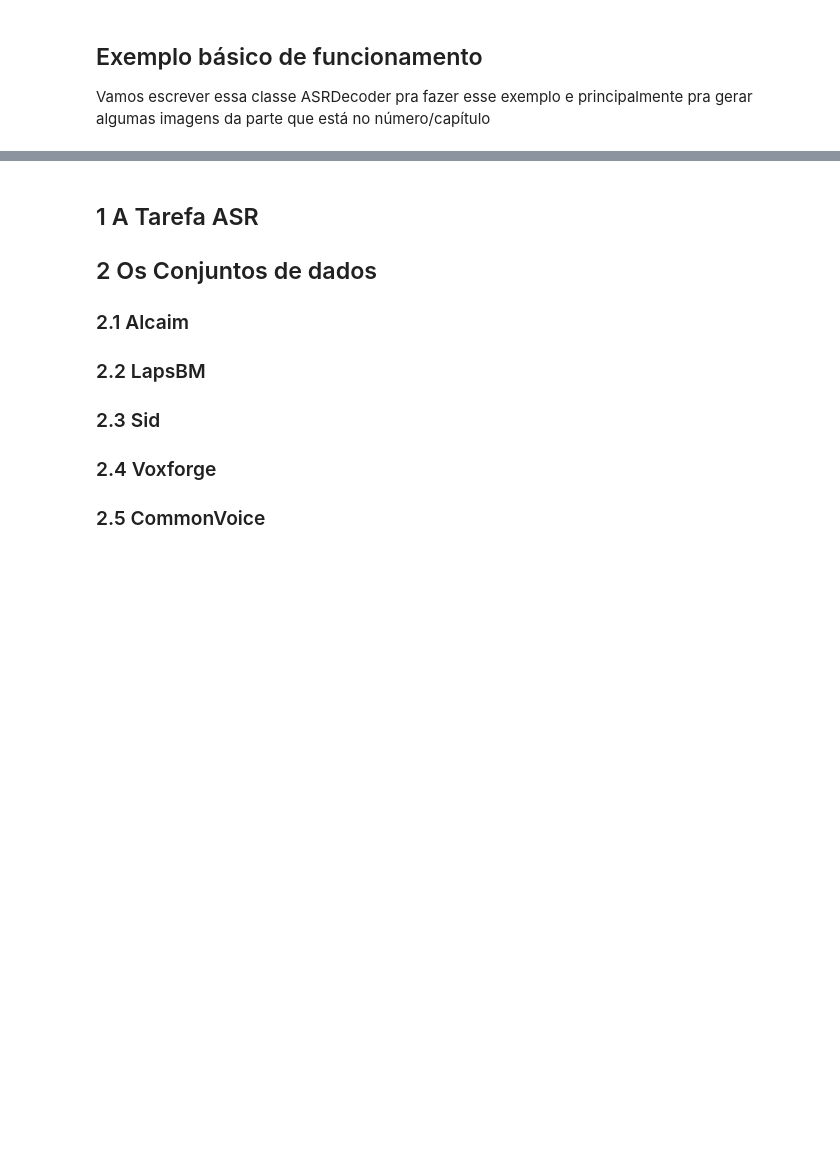
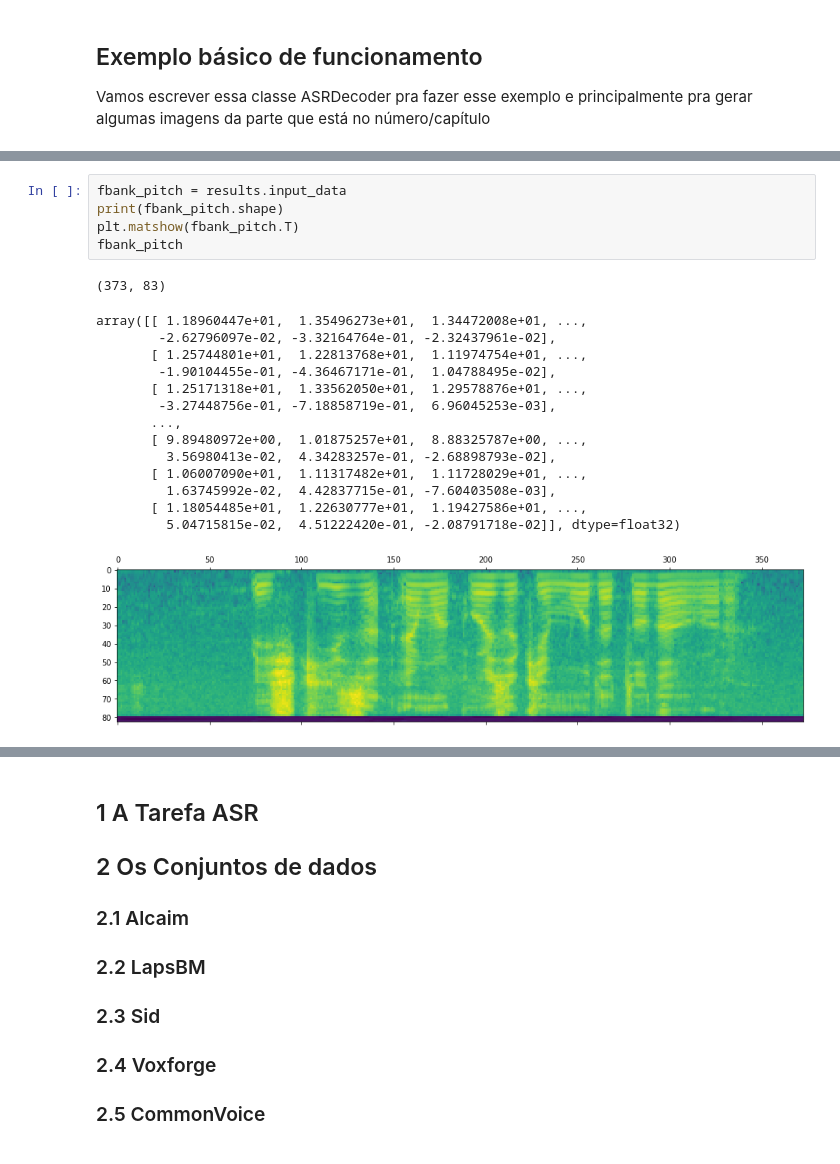
Before and after one commit to alucassch/asr_ptbr_ml_project, a Jupyter notebook: main.ipynb, the cells around one changed output, grey strips where cells are left out. Cells and saved outputs as stored; diff of their text form; blank space fills up the shorter version.

```diff
--- a/main.ipynb
+++ b/main.ipynb
@@ -18,0 +40,21 @@ print(recog)
+# %%
+fbank_pitch = results.input_data
+print(fbank_pitch.shape)
+plt.matshow(fbank_pitch.T)
+fbank_pitch
+# %% [output]
+(373, 83)
+array([[ 1.18960447e+01,  1.35496273e+01,  1.34472008e+01, ...,
+        -2.62796097e-02, -3.32164764e-01, -2.32437961e-02],
+       [ 1.25744801e+01,  1.22813768e+01,  1.11974754e+01, ...,
+        -1.90104455e-01, -4.36467171e-01,  1.04788495e-02],
+       [ 1.25171318e+01,  1.33562050e+01,  1.29578876e+01, ...,
+        -3.27448756e-01, -7.18858719e-01,  6.96045253e-03],
+       ...,
+       [ 9.89480972e+00,  1.01875257e+01,  8.88325787e+00, ...,
+         3.56980413e-02,  4.34283257e-01, -2.68898793e-02],
+       [ 1.06007090e+01,  1.11317482e+01,  1.11728029e+01, ...,
+         1.63745992e-02,  4.42837715e-01, -7.60403508e-03],
+       [ 1.18054485e+01,  1.22630777e+01,  1.19427586e+01, ...,
+         5.04715815e-02,  4.51222420e-01, -2.08791718e-02]], dtype=float32)
+[figure, added]
```
Also changed, not shown: parts of 11 cells of this notebook, 7 other files.
